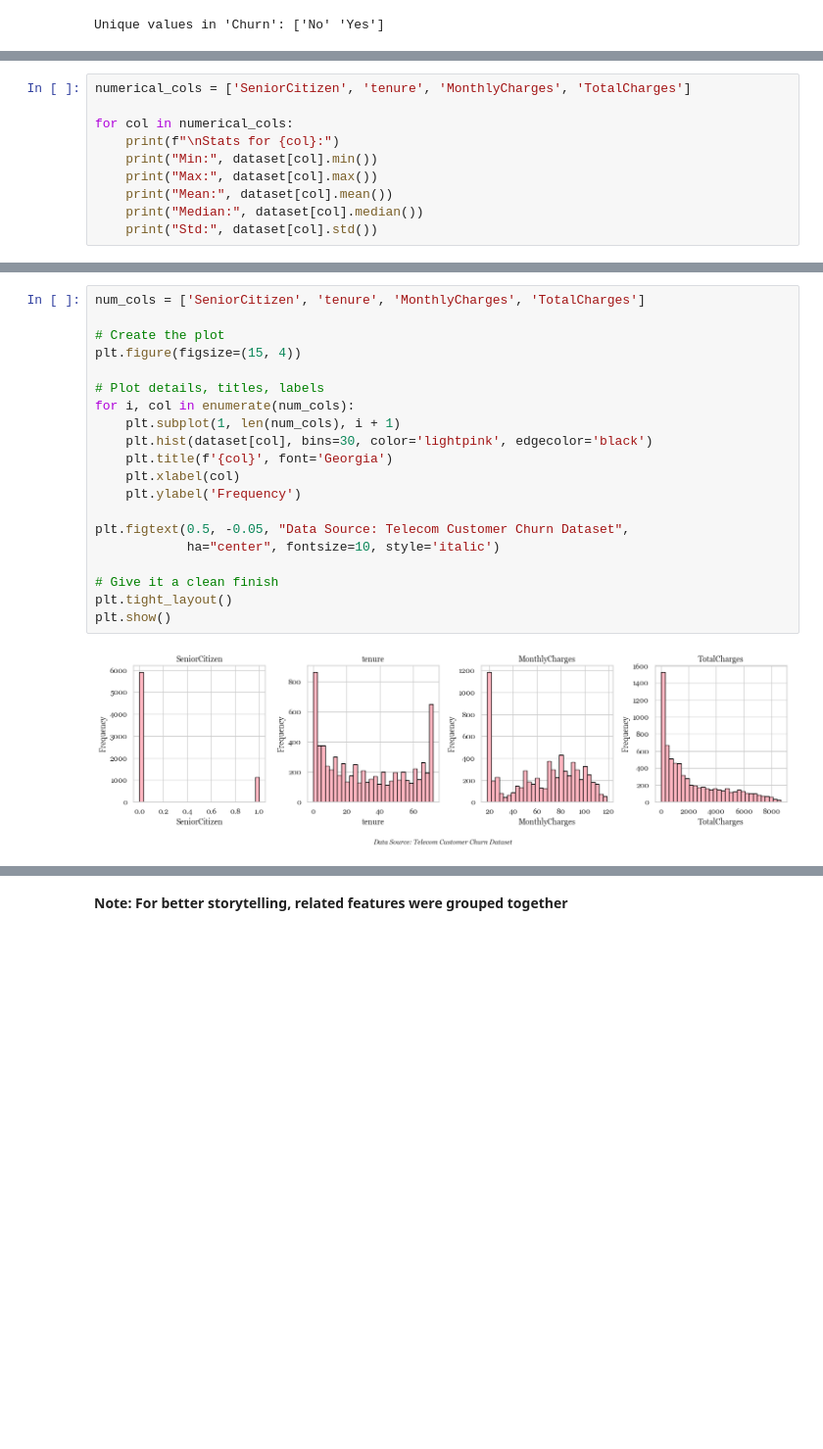
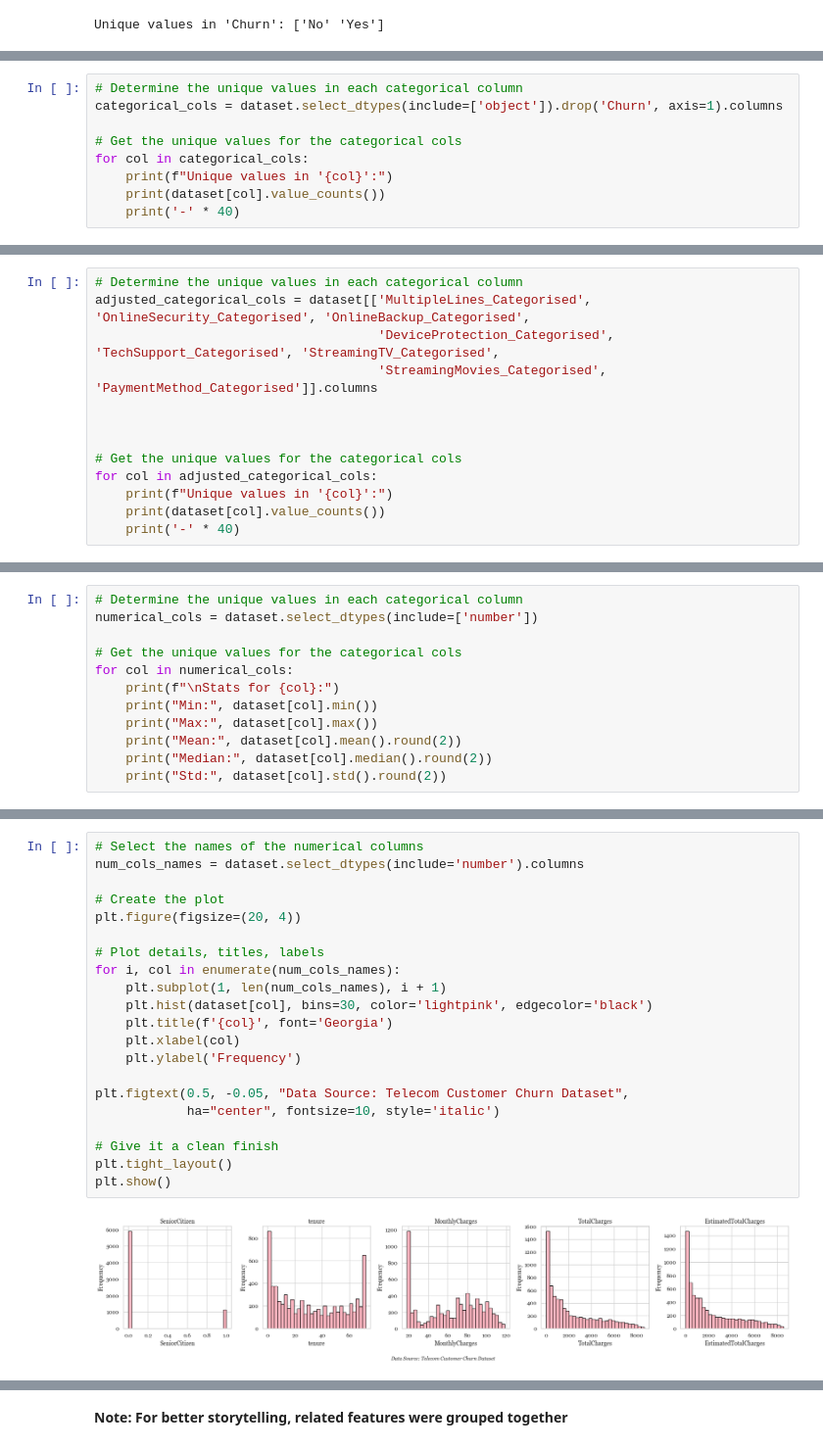
Before and after one commit to codedbyseosy/Exploratory-Data-Analysis-EDA-Project, a Jupyter notebook: Customer Churn Prediction/notebooks/01_eda.ipynb, the cells around one changed output, grey strips where cells are left out. Shown at 98% size. Saved outputs shown, nothing was run; the diff lists cells and outputs as text; blank space fills up the shorter version.

```diff
--- a/Customer Churn Prediction/notebooks/01_eda.ipynb
+++ b/Customer Churn Prediction/notebooks/01_eda.ipynb
@@ -572,0 +550,9 @@ _Note: The full output can be viewed in the '01_eda_object_cols_values.ipynb' fi
+# %%
+# Determine the unique values in each categorical column
+categorical_cols = dataset.select_dtypes(include=['object']).drop('Churn', axis=1).columns
+
+# Get the unique values for the categorical cols
+for col in categorical_cols:
+    print(f"Unique values in '{col}':")
+    print(dataset[col].value_counts())
+    print('-' * 40)
@@ -572,0 +577,13 @@ _Note: The full output can be viewed in the '01_eda_object_cols_values.ipynb' fi
+# %%
+# Determine the unique values in each categorical column
+adjusted_categorical_cols = dataset[['MultipleLines_Categorised', 'OnlineSecurity_Categorised', 'OnlineBackup_Categorised',
+                                     'DeviceProtection_Categorised', 'TechSupport_Categorised', 'StreamingTV_Categorised',
+                                     'StreamingMovies_Categorised', 'PaymentMethod_Categorised']].columns
+
+
+
+# Get the unique values for the categorical cols
+for col in adjusted_categorical_cols:
+    print(f"Unique values in '{col}':")
+    print(dataset[col].value_counts())
+    print('-' * 40)
@@ -581,13 +701,15 @@ The following steps will be carried out in this section:
 # %%
-numerical_cols = ['SeniorCitizen', 'tenure', 'MonthlyCharges', 'TotalCharges']
+# Determine the unique values in each categorical column
+numerical_cols = dataset.select_dtypes(include=['number'])
 
+# Get the unique values for the categorical cols
 for col in numerical_cols:
     print(f"\nStats for {col}:")
     print("Min:", dataset[col].min())
     print("Max:", dataset[col].max())
-    print("Mean:", dataset[col].mean())
-    print("Median:", dataset[col].median())
-    print("Std:", dataset[col].std())
+    print("Mean:", dataset[col].mean().round(2))
+    print("Median:", dataset[col].median().round(2))
+    print("Std:", dataset[col].std().round(2))
 # %% [output]
 Stats for SeniorCitizen:
 Min: 0
@@ -654,23 +779,24 @@ Std: 2266.771361883145
 # %%
-num_cols = ['SeniorCitizen', 'tenure', 'MonthlyCharges', 'TotalCharges']
+# Select the names of the numerical columns
+num_cols_names = dataset.select_dtypes(include='number').columns
 
 # Create the plot
-plt.figure(figsize=(15, 4))
+plt.figure(figsize=(20, 4))
 
 # Plot details, titles, labels
-for i, col in enumerate(num_cols):
-    plt.subplot(1, len(num_cols), i + 1)
+for i, col in enumerate(num_cols_names):
+    plt.subplot(1, len(num_cols_names), i + 1)
     plt.hist(dataset[col], bins=30, color='lightpink', edgecolor='black')
     plt.title(f'{col}', font='Georgia')
     plt.xlabel(col)
     plt.ylabel('Frequency')
 
 plt.figtext(0.5, -0.05, "Data Source: Telecom Customer Churn Dataset",
             ha="center", fontsize=10, style='italic')
 
 # Give it a clean finish
 plt.tight_layout()
 plt.show()
 # %% [output]
-[figure, old version]
+[figure, new version]
 # %% [markdown]
```
Also changed, not shown: parts of 102 cells of this notebook, 3 other files.
